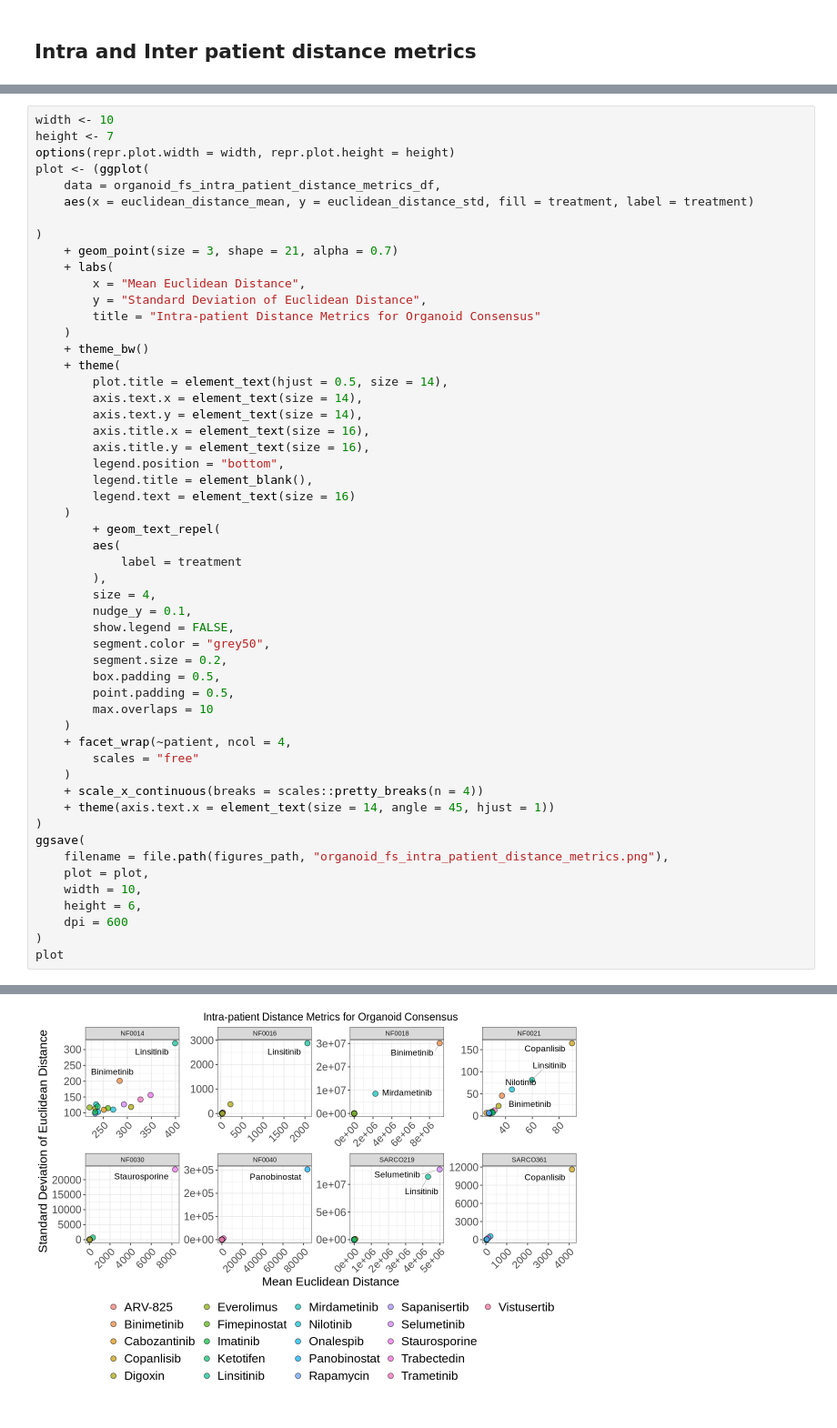
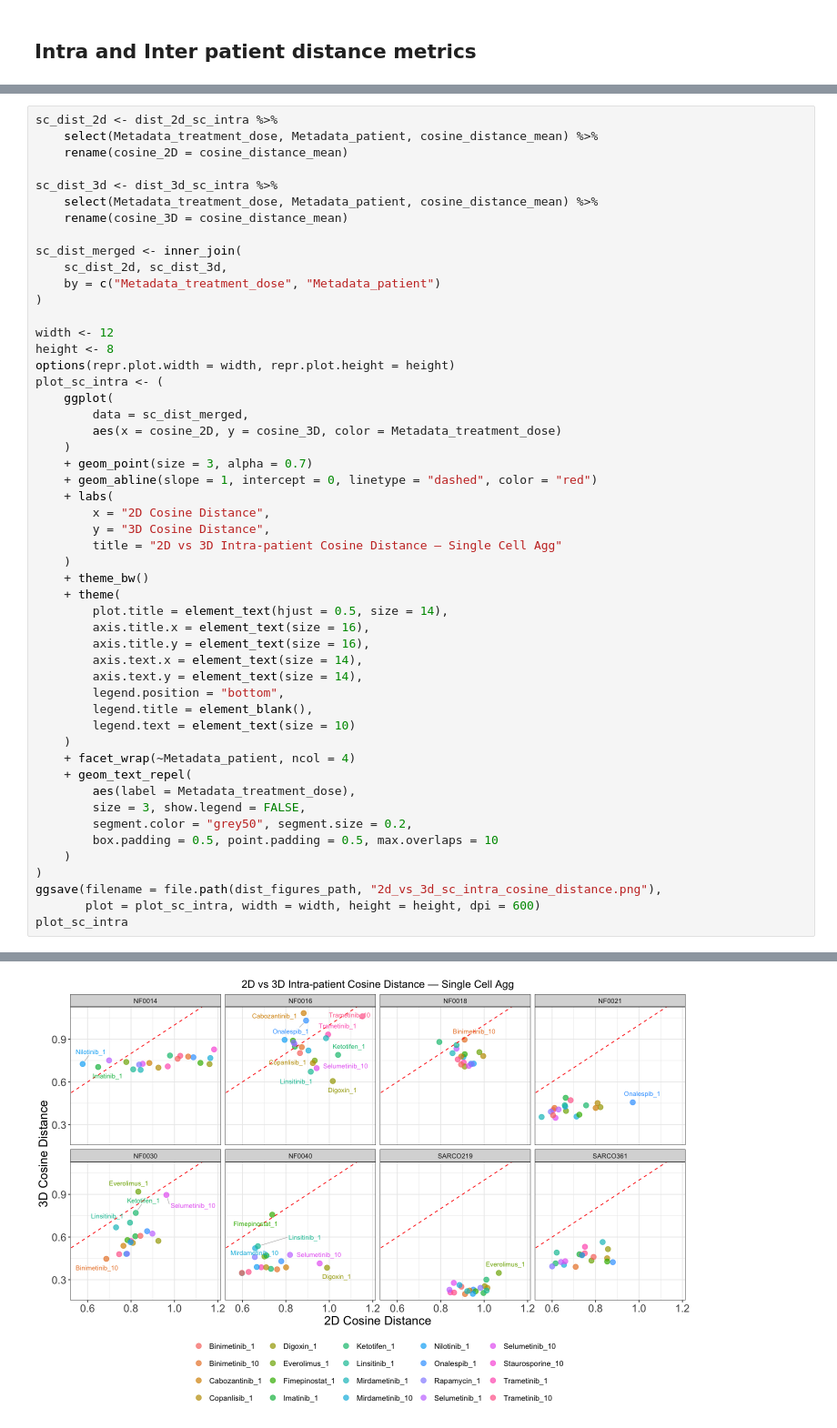
Before and after one commit to MikeLippincott/NF1_organoid_profile_analysis, a Jupyter notebook: 1.EDA/notebooks/6.plot_metrics_and_mAP.ipynb, the cells around one changed output, grey strips where cells are left out. Shown at 91% size. Saved outputs shown, nothing was run; the diff lists cells and outputs as text.

Commit message:
mAP analysis and sitance metrics

```diff
--- a/1.EDA/notebooks/6.plot_metrics_and_mAP.ipynb
+++ b/1.EDA/notebooks/6.plot_metrics_and_mAP.ipynb
@@ -631,54 +916,52 @@ Warning message:
 # %%
-width <- 10
-height <- 7
+sc_dist_2d <- dist_2d_sc_intra %>%
+    select(Metadata_treatment_dose, Metadata_patient, cosine_distance_mean) %>%
+    rename(cosine_2D = cosine_distance_mean)
+
+sc_dist_3d <- dist_3d_sc_intra %>%
+    select(Metadata_treatment_dose, Metadata_patient, cosine_distance_mean) %>%
+    rename(cosine_3D = cosine_distance_mean)
+
+sc_dist_merged <- inner_join(
+    sc_dist_2d, sc_dist_3d,
+    by = c("Metadata_treatment_dose", "Metadata_patient")
+)
+
+width <- 12
+height <- 8
 options(repr.plot.width = width, repr.plot.height = height)
-plot <- (ggplot(
-    data = organoid_fs_intra_patient_distance_metrics_df,
-    aes(x = euclidean_distance_mean, y = euclidean_distance_std, fill = treatment, label = treatment)
-
-)
-    + geom_point(size = 3, shape = 21, alpha = 0.7)
+plot_sc_intra <- (
+    ggplot(
+        data = sc_dist_merged,
+        aes(x = cosine_2D, y = cosine_3D, color = Metadata_treatment_dose)
+    )
+    + geom_point(size = 3, alpha = 0.7)
+    + geom_abline(slope = 1, intercept = 0, linetype = "dashed", color = "red")
     + labs(
-        x = "Mean Euclidean Distance",
-        y = "Standard Deviation of Euclidean Distance",
-        title = "Intra-patient Distance Metrics for Organoid Consensus"
+        x = "2D Cosine Distance",
+        y = "3D Cosine Distance",
+        title = "2D vs 3D Intra-patient Cosine Distance — Single Cell Agg"
     )
     + theme_bw()
     + theme(
         plot.title = element_text(hjust = 0.5, size = 14),
+        axis.title.x = element_text(size = 16),
+        axis.title.y = element_text(size = 16),
         axis.text.x = element_text(size = 14),
         axis.text.y = element_text(size = 14),
-        axis.title.x = element_text(size = 16),
-        axis.title.y = element_text(size = 16),
         legend.position = "bottom",
         legend.title = element_blank(),
-        legend.text = element_text(size = 16)
+        legend.text = element_text(size = 10)
     )
-        + geom_text_repel(
-        aes(
-            label = treatment
-        ),
-        size = 4,
-        nudge_y = 0.1,
-        show.legend = FALSE,
-        segment.color = "grey50",
-        segment.size = 0.2,
-        box.padding = 0.5,
-        point.padding = 0.5,
-        max.overlaps = 10
+    + facet_wrap(~Metadata_patient, ncol = 4)
+    + geom_text_repel(
+        aes(label = Metadata_treatment_dose),
+        size = 3, show.legend = FALSE,
+        segment.color = "grey50", segment.size = 0.2,
+        box.padding = 0.5, point.padding = 0.5, max.overlaps = 10
     )
-    + facet_wrap(~patient, ncol = 4,
-        scales = "free"
-    )
-    + scale_x_continuous(breaks = scales::pretty_breaks(n = 4))
-    + theme(axis.text.x = element_text(size = 14, angle = 45, hjust = 1))
 )
-ggsave(
-    filename = file.path(figures_path, "organoid_fs_intra_patient_distance_metrics.png"),
-    plot = plot,
-    width = 10,
-    height = 6,
-    dpi = 600
-)
-plot
+ggsave(filename = file.path(dist_figures_path, "2d_vs_3d_sc_intra_cosine_distance.png"),
+       plot = plot_sc_intra, width = width, height = height, dpi = 600)
+plot_sc_intra
 # %% [output]
@@ -702,2 +985,2 @@ Warning message:
-[figure, old version]
+[figure, new version]
 # %%
```
Also changed, not shown: parts of 16 cells of this notebook, 11 other files.
